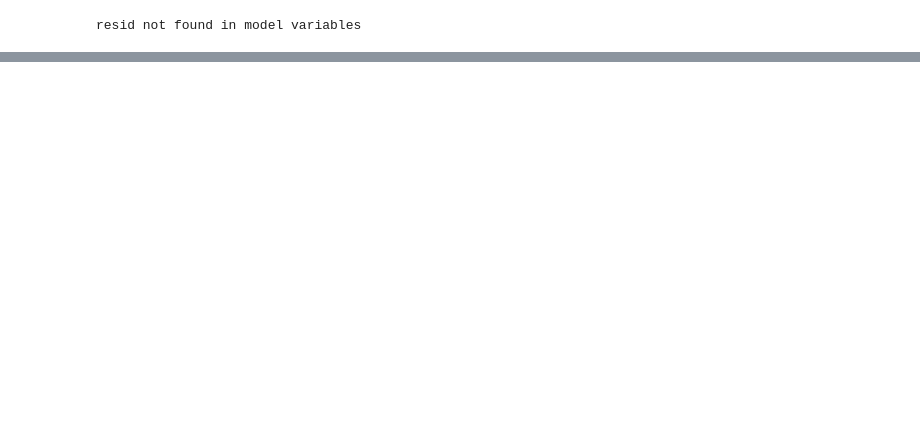
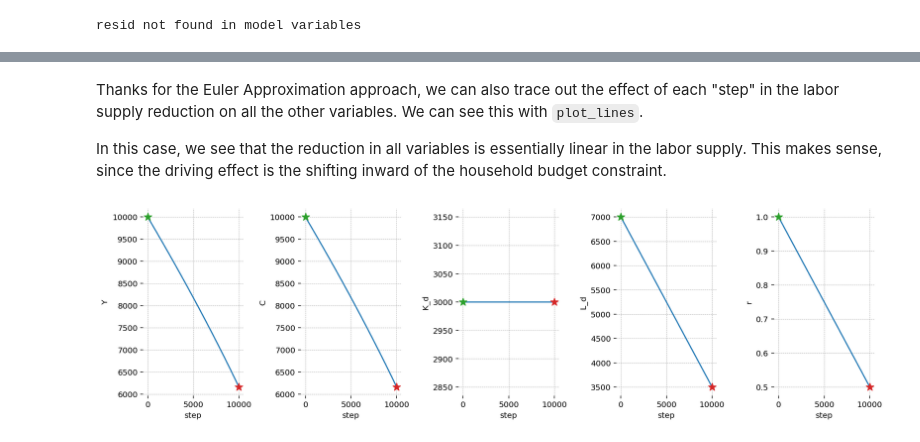
Before and after one commit to jessegrabowski/cge_modeling, a Jupyter notebook: examples/notebooks/rbc.ipynb, the cells around one changed output, grey strips where cells are left out. Cells and saved outputs as stored; diff of their text form; code cells hidden in the pictures; blank space fills up the shorter version.

```diff
--- a/examples/notebooks/rbc.ipynb
+++ b/examples/notebooks/rbc.ipynb
@@ -589,0 +580,10 @@ fig = cgp.plot_lines(
+# %% [markdown]
+Thanks for the Euler Approximation approach, we can also trace out the effect of each "step" in the labor supply reduction on all the other variables. We can see this with `plot_lines`.
+
+In this case, we see that the reduction in all variables is essentially linear in the labor supply. This makes sense, since the driving effect is the shifting inward of the household budget constraint.
+# %%
+cgp.plot_lines(
+    labor_cut, mod, var_names=["Y", "C", "K_d", "L_d", "r"], figsize=(14, 4)
+);
+# %% [output]
+[figure, added]
```
Also changed, not shown: parts of 44 cells of this notebook, 9 other files.
